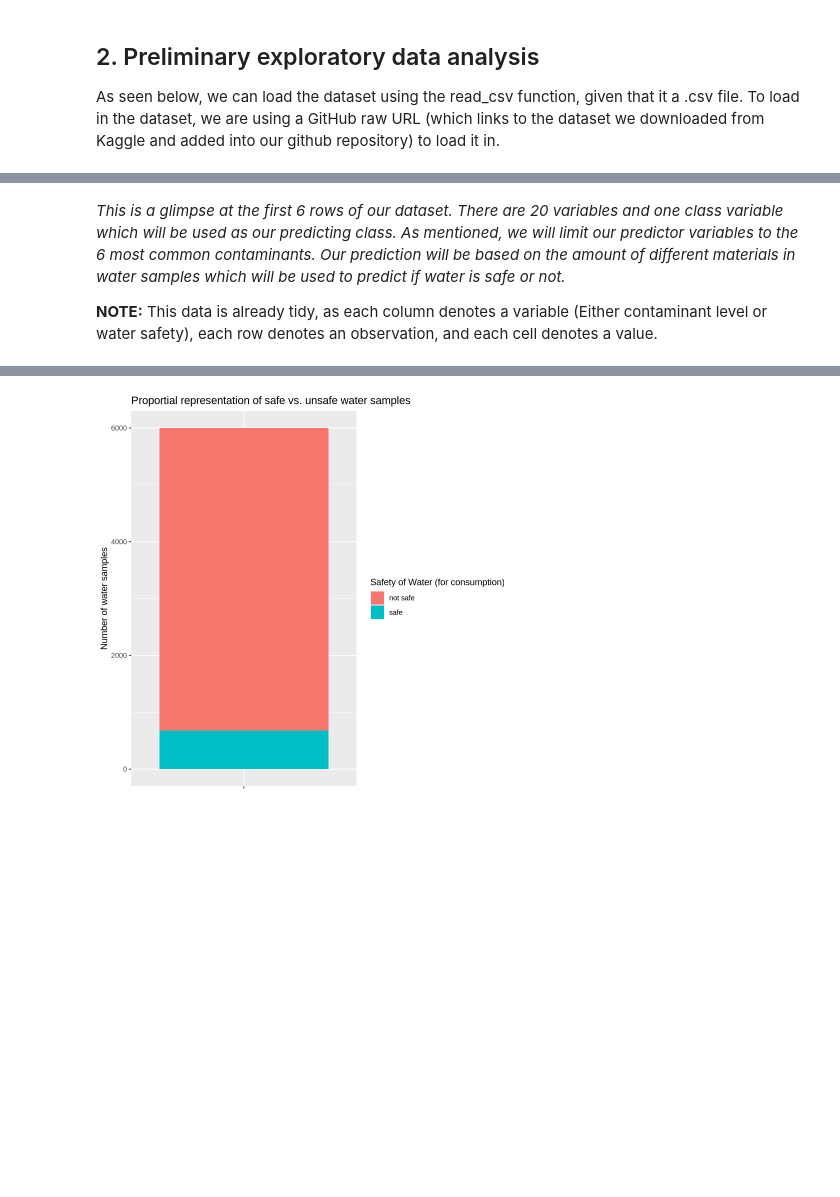
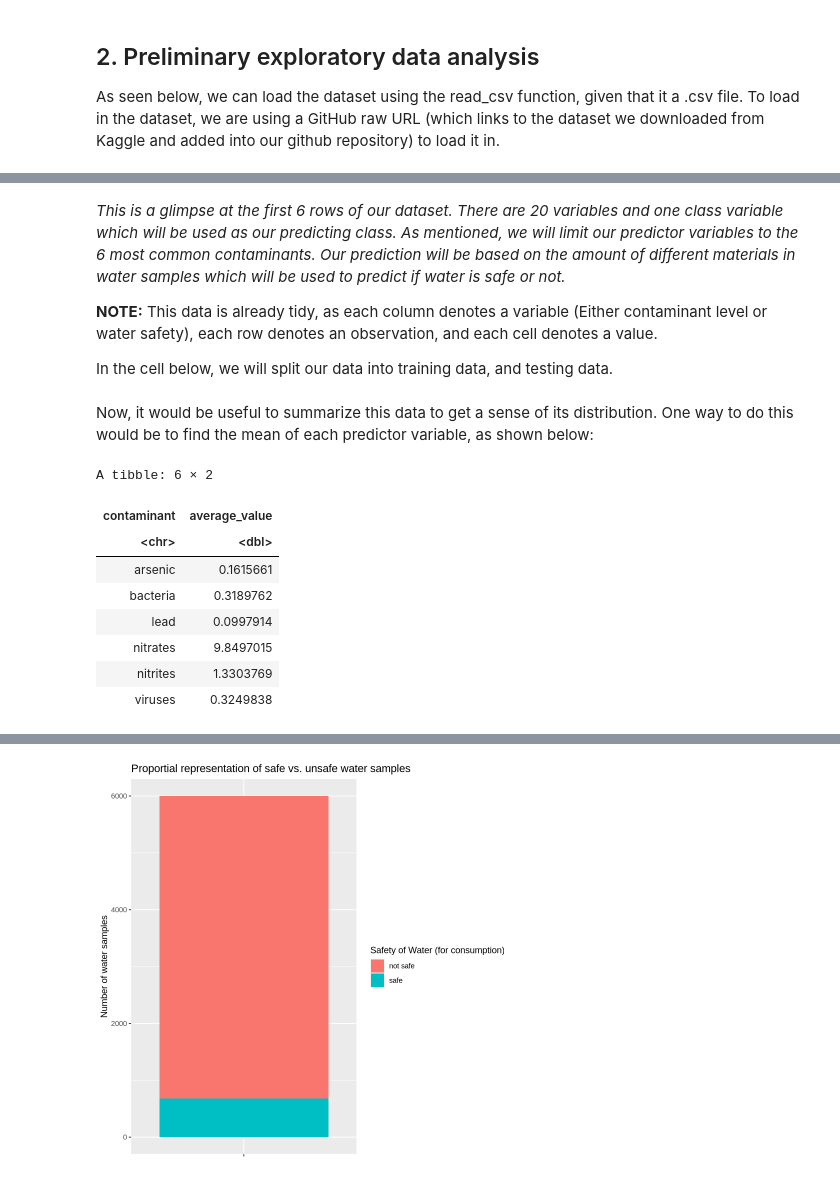
Before and after one commit to zayan-sheikh/DSCI-G13-Project, a Jupyter notebook: proj.ipynb, the cells around one changed output, grey strips where cells are left out. Drawn from its saved outputs; the diff is of its cells as text; code cells hidden in the pictures; blank space fills up the shorter version.

```diff
--- a/proj.ipynb
+++ b/proj.ipynb
@@ -60,7 +63,31 @@ A tibble: 6 × 7
 *This is a glimpse at the first 6 rows of our dataset. There are 20 variables and one class variable which will be used as our predicting class. As mentioned, we will limit our predictor variables to the 6 most common contaminants. Our prediction will be based on the amount of different materials in water samples which will be used to predict if water is safe or not.*
 
 **NOTE:** This data is already tidy, as each column denotes a variable (Either contaminant level or water safety), each row denotes an observation, and each cell denotes a value.
+
+In the cell below, we will split our data into training data, and testing data.
 # %%
 water_split <- initial_split(raw_data, prop = 0.75, strata = is_safe)
 water_train <- training(water_split)
 water_test <- testing(water_split)
+# %% [markdown]
+Now, it would be useful to summarize this data to get a sense of its distribution. One way to do this would be to find the mean of each predictor variable, as shown below:
+# %%
+water_wrangled <- water_train |>
+                    pivot_longer(cols = arsenic:nitrites, names_to = "contaminant", values_to = "level")
+
+water_means <- water_wrangled |>
+                     na.omit() |>
+                     group_by(contaminant)|>
+                     summarize(average_value = mean(level))
+
+water_means
+# %% [output]
+A tibble: 6 × 2
+| contaminant | average_value |
+| <chr> | <dbl> |
+| arsenic | 0.1615661 |
+| bacteria | 0.3189762 |
+| lead | 0.0997914 |
+| nitrates | 9.8497015 |
+| nitrites | 1.3303769 |
+| viruses | 0.3249838 |
```
Also changed, not shown: parts of 9 cells of this notebook.
